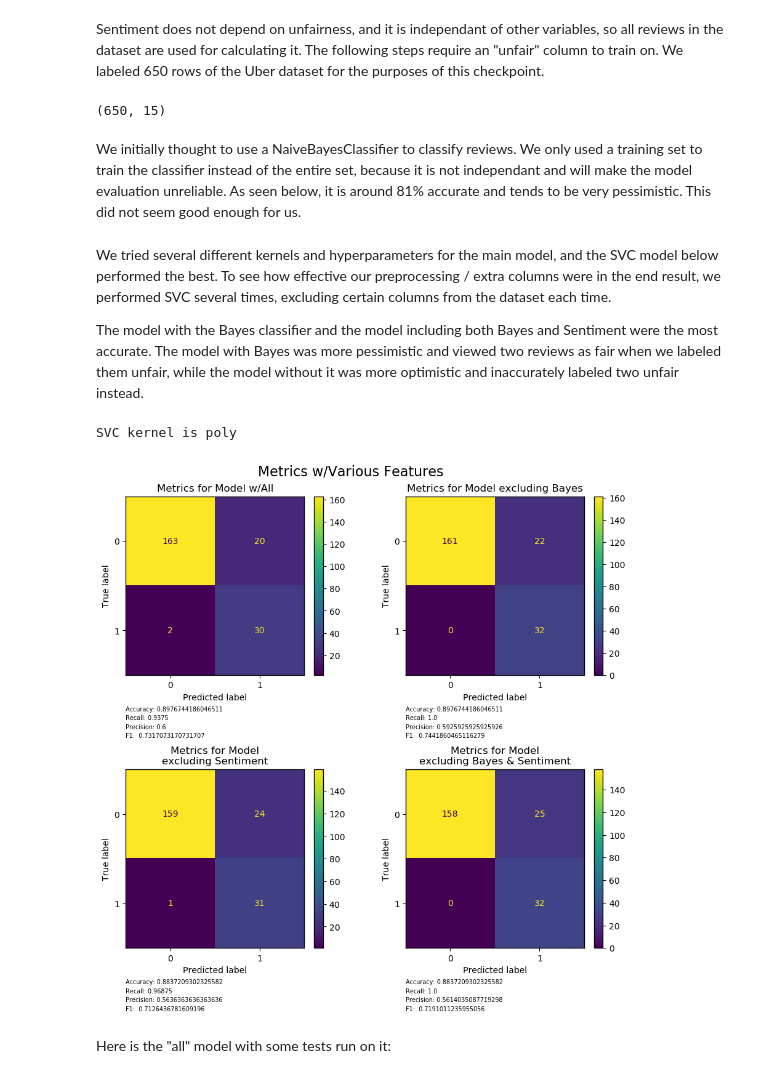
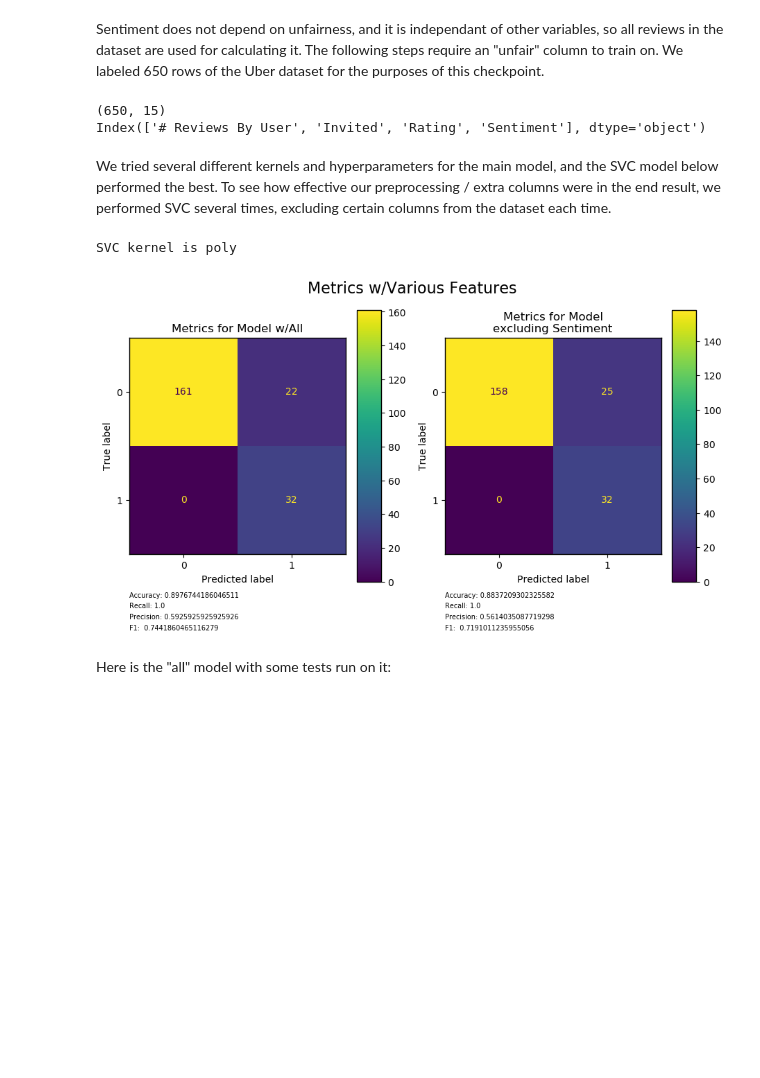
Before and after one commit to evkes/CPSC-4300-Gig-Economy, a Jupyter notebook: checkpoint2&3.ipynb, the cells around one changed output. Cells and saved outputs as stored; diff of their text form; code cells hidden in the pictures; blank space fills up the shorter version.

```diff
--- a/checkpoint2&3.ipynb
+++ b/checkpoint2&3.ipynb
@@ -55,54 +58,39 @@ checkpoint2.plot_sentiment(dict(list(sentiment.items())[:20]), dict(list(sentime
 # %% [markdown]
 Sentiment does not depend on unfairness, and it is independant of other variables, so all reviews in the dataset are used for calculating it. The following steps require an "unfair" column to train on. We labeled 650 rows of the Uber dataset for the purposes of this checkpoint.
 # %%
-labeled = uber[uber.Unfair.notnull()].astype({'Invited': 'int32', "Unfair": 'int32'})
+labeled = uber[uber.Unfair.notnull()].astype({'Invited': 'int32', "Unfair": 'int32', '# Reviews By User': 'int32'})
 print(labeled.shape)
-X_labeled = labeled.iloc[:, labeled.columns != 'Unfair']
+tmp_labeled = labeled.select_dtypes(exclude=['object'])
+X_labeled = tmp_labeled.loc[:, tmp_labeled.columns != 'Unfair']
 y_labeled = labeled["Unfair"]
 X_train, X_test, y_train, y_test = train_test_split(X_labeled, y_labeled, test_size=0.33, random_state=938)
+print(X_labeled.columns)
 # %% [output]
 (650, 15)
+Index(['# Reviews By User', 'Invited', 'Rating', 'Sentiment'], dtype='object')
-# %% [markdown]
-We initially thought to use a NaiveBayesClassifier to classify reviews. We only used a training set to train the classifier instead of the entire set, because it is not independant and will make the model evaluation unreliable. As seen below, it is around 81% accurate and tends to be very pessimistic. This did not seem good enough for us.
-# %%
-cl_train = []
-for x, y in zip(X_train["Review Body"], y_train):
-    cl_train.append((x, y))
-
-cl = NaiveBayesClassifier(cl_train, format='json')
-labeled['BayesResult'] = [cl.prob_classify(x).max() for x in labeled["Review Body"]]
-X_labeled = labeled.iloc[:, labeled.columns.isin(["# Reviews By User", "Invited", "Rating", "Sentiment", "BayesResult"])]
-y_labeled = labeled["Unfair"]
-X_train, X_test, y_train, y_test = train_test_split(X_labeled, y_labeled, test_size=0.33, random_state=938)
 # %% [markdown]
 We tried several different kernels and hyperparameters for the main model, and the SVC model below performed the best.
 To see how effective our preprocessing / extra columns were in the end result, we performed SVC several times, excluding certain columns from the dataset each time.
-
-The model with the Bayes classifier and the model including both Bayes and Sentiment were the most accurate. The model with Bayes was more pessimistic and viewed two reviews as fair when we labeled them unfair, while the model without it was more optimistic and inaccurately labeled two unfair instead.
 # %%
 
 plt.rcParams['figure.constrained_layout.use'] = True
 plt.rcParams["axes.edgecolor"] = "black"
 plt.rcParams["axes.linewidth"] = 1
 
 kernel = 'poly'
 svc = SVC(kernel=kernel, degree=5, class_weight='balanced', coef0=2.4, gamma='auto')
 print("SVC kernel is " + kernel)
 
 all_include = checkpoint2.perform_SVC(svc, [], X_train, y_train, X_test, y_test)
-bayes_exclude = checkpoint2.perform_SVC(svc, ["BayesResult"], X_train, y_train, X_test, y_test)
 sent_exclude = checkpoint2.perform_SVC(svc, ["Sentiment"], X_train, y_train, X_test, y_test)
-bayes_sent_exclude = checkpoint2.perform_SVC(svc, ["Sentiment", "BayesResult"], X_train, y_train, X_test, y_test)
 
-figure, axis = plt.subplots(2, 2, figsize=(9, 9))
+figure, axis = plt.subplots(1, 2, figsize=(9, 5))
 figure.suptitle("Metrics w/Various Features", fontsize=16, ha='center')
-checkpoint2.plot_metrics(all_include, "Metrics for Model w/All", ax=axis[0, 0])
-checkpoint2.plot_metrics(bayes_exclude, "Metrics for Model excluding Bayes", ax=axis[0, 1])
-checkpoint2.plot_metrics(sent_exclude, "Metrics for Model\nexcluding Sentiment", ax=axis[1, 0])
-checkpoint2.plot_metrics(bayes_sent_exclude, "Metrics for Model\nexcluding Bayes & Sentiment", ax=axis[1, 1])
+checkpoint2.plot_metrics(all_include, "Metrics for Model w/All", ax=axis[0])
+checkpoint2.plot_metrics(sent_exclude, "Metrics for Model\nexcluding Sentiment", ax=axis[1])
 # %% [output]
 SVC kernel is poly
-[figure, old version]
+[figure, new version]
 # %% [markdown]
 Here is the "all" model with some tests run on it:
 # %%
```
Also changed, not shown: parts of 11 cells of this notebook, 2 other files.
